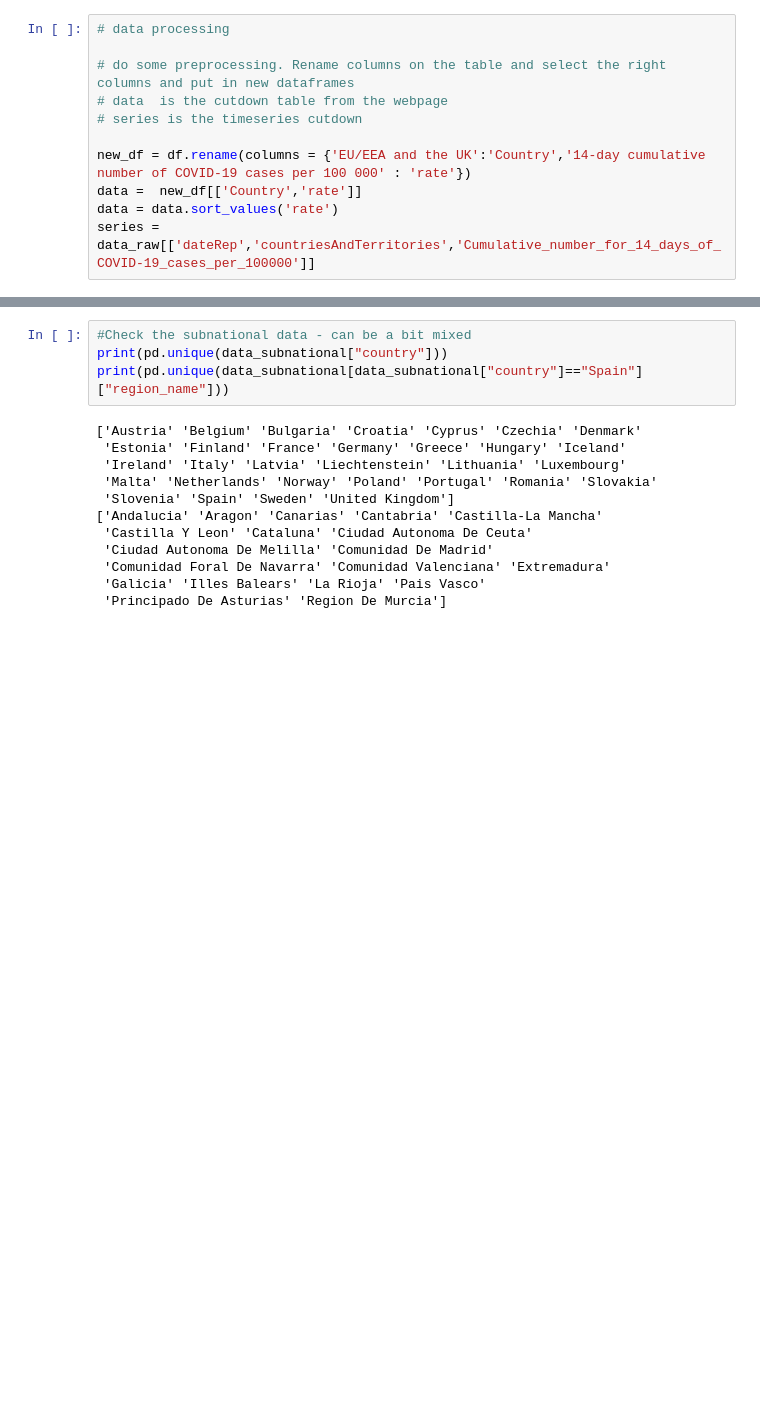
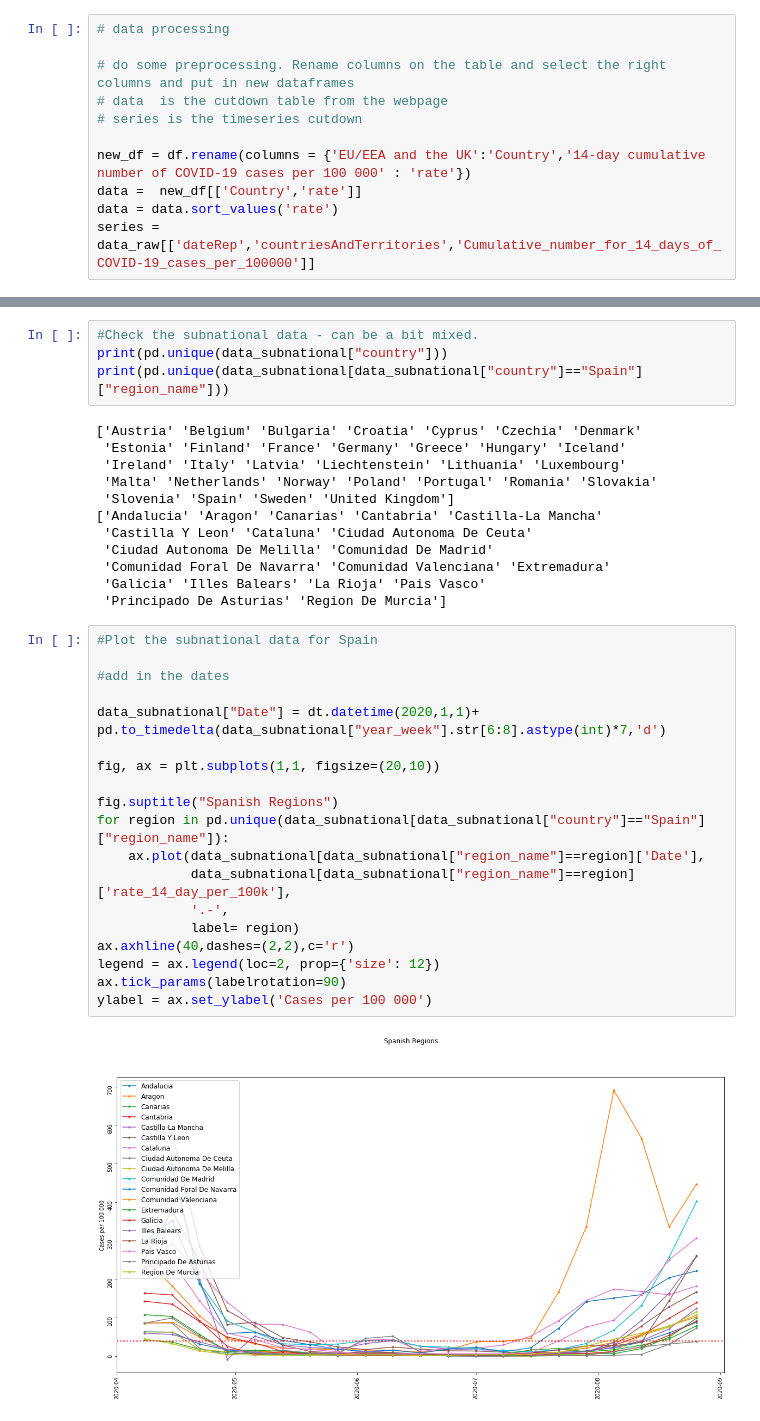
Before and after one commit to gowen100/Public-Code, a Jupyter notebook: ECDC_Covid_Data_and_Graphs.ipynb, the cells around one changed output, grey strips where cells are left out. Drawn from its saved outputs; the diff is of its cells as text; blank space fills up the shorter version.

```diff
--- a/ECDC_Covid_Data_and_Graphs.ipynb
+++ b/ECDC_Covid_Data_and_Graphs.ipynb
@@ -121,5 +121,5 @@ ylabel = ax.set_ylabel('Cases per 100 000')
 # %%
-#Check the subnational data - can be a bit mixed
+#Check the subnational data - can be a bit mixed.
 print(pd.unique(data_subnational["country"]))
 print(pd.unique(data_subnational[data_subnational["country"]=="Spain"]["region_name"]))
 # %% [output]
@@ -134,4 +134,25 @@ print(pd.unique(data_subnational[data_subnational["country"]=="Spain"]["region_n
  'Comunidad Foral De Navarra' 'Comunidad Valenciana' 'Extremadura'
  'Galicia' 'Illes Balears' 'La Rioja' 'Pais Vasco'
  'Principado De Asturias' 'Region De Murcia']
+# %%
+#Plot the subnational data for Spain
+
+#add in the dates
+
+data_subnational["Date"] = dt.datetime(2020,1,1)+ pd.to_timedelta(data_subnational["year_week"].str[6:8].astype(int)*7,'d')
+
+fig, ax = plt.subplots(1,1, figsize=(20,10))
+
+fig.suptitle("Spanish Regions")
+for region in pd.unique(data_subnational[data_subnational["country"]=="Spain"]["region_name"]):
+    ax.plot(data_subnational[data_subnational["region_name"]==region]['Date'],
+            data_subnational[data_subnational["region_name"]==region]['rate_14_day_per_100k'],
+            '.-',
+            label= region)
+ax.axhline(40,dashes=(2,2),c='r')
+legend = ax.legend(loc=2, prop={'size': 12})
+ax.tick_params(labelrotation=90)
+ylabel = ax.set_ylabel('Cases per 100 000')
+# %% [output]
+[figure, added]
 # %%
```
Also changed, not shown: parts of 5 cells of this notebook.
